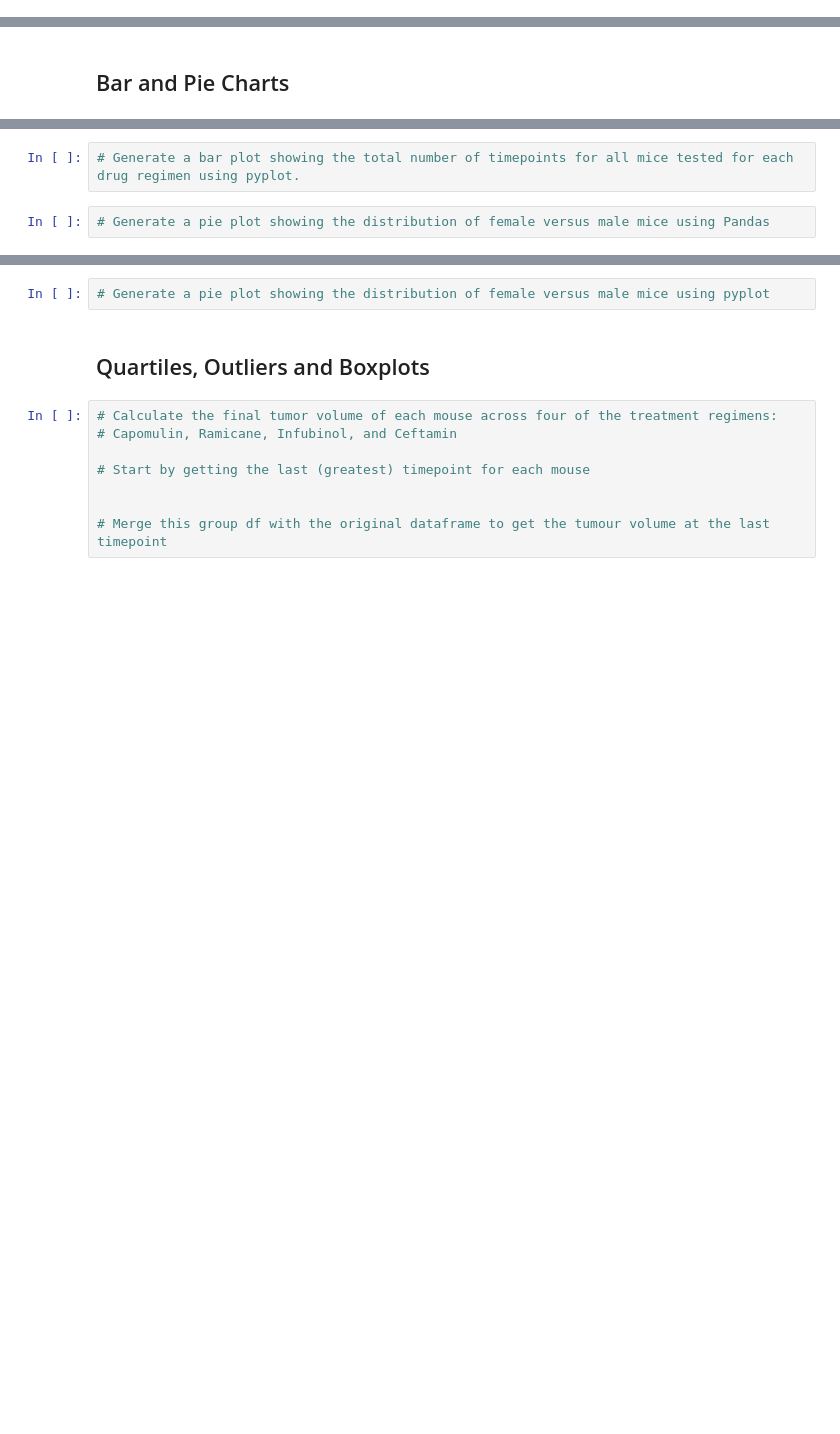
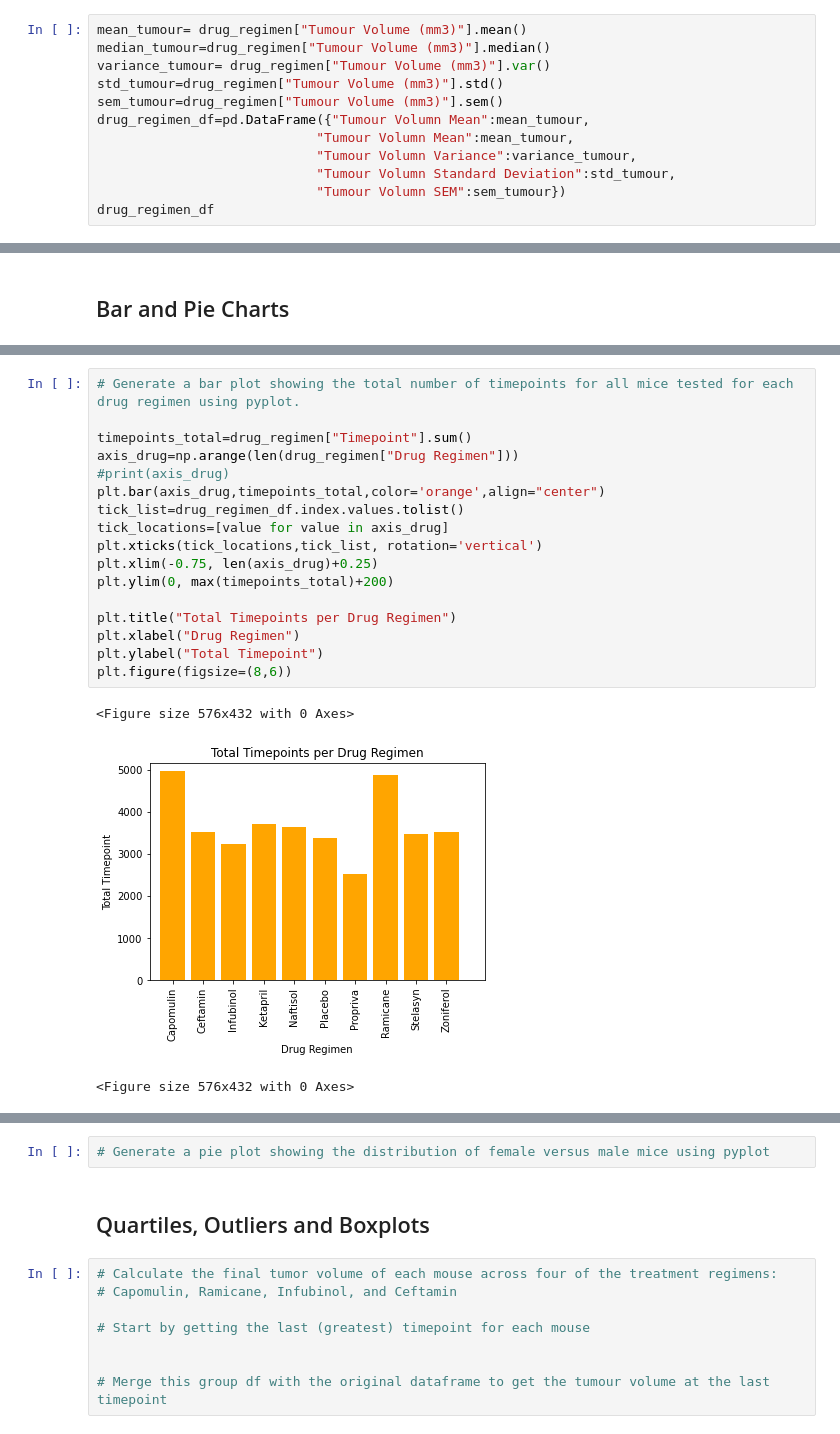
Before and after one commit to yan-ash/matplot_challenge, a Jupyter notebook: pymaceuticals_starter.ipynb, the cells around one changed output, grey strips where cells are left out. Saved outputs shown, nothing was run; the diff lists cells and outputs as text; blank space fills up the shorter version.

```diff
--- a/pymaceuticals_starter.ipynb
+++ b/pymaceuticals_starter.ipynb
@@ -103,0 +117,12 @@ The overall mean tumour volumn is 50.435.
+# %%
+mean_tumour= drug_regimen["Tumour Volume (mm3)"].mean()
+median_tumour=drug_regimen["Tumour Volume (mm3)"].median()
+variance_tumour= drug_regimen["Tumour Volume (mm3)"].var()
+std_tumour=drug_regimen["Tumour Volume (mm3)"].std()
+sem_tumour=drug_regimen["Tumour Volume (mm3)"].sem()
+drug_regimen_df=pd.DataFrame({"Tumour Volumn Mean":mean_tumour,
+                            "Tumour Volumn Mean":mean_tumour,
+                            "Tumour Volumn Variance":variance_tumour,
+                            "Tumour Volumn Standard Deviation":std_tumour,
+                            "Tumour Volumn SEM":sem_tumour})
+drug_regimen_df
@@ -112,4 +172,21 @@ The overall mean tumour volumn is 50.435.
-# %%
-# Generate a bar plot showing the total number of timepoints for all mice tested for each drug regimen using pyplot.
-# %%
-# Generate a pie plot showing the distribution of female versus male mice using Pandas
+# %%
+# Generate a bar plot showing the total number of timepoints for all mice tested for each drug regimen using pyplot.
+
+timepoints_total=drug_regimen["Timepoint"].sum()
+axis_drug=np.arange(len(drug_regimen["Drug Regimen"]))
+#print(axis_drug)
+plt.bar(axis_drug,timepoints_total,color='orange',align="center")
+tick_list=drug_regimen_df.index.values.tolist()
+tick_locations=[value for value in axis_drug]
+plt.xticks(tick_locations,tick_list, rotation='vertical')
+plt.xlim(-0.75, len(axis_drug)+0.25)
+plt.ylim(0, max(timepoints_total)+200)
+
+plt.title("Total Timepoints per Drug Regimen")
+plt.xlabel("Drug Regimen")
+plt.ylabel("Total Timepoint")
+plt.figure(figsize=(8,6))
+# %% [output]
+<Figure size 576x432 with 0 Axes>
+[figure, added]
+<Figure size 576x432 with 0 Axes>
```
Also changed, not shown: parts of 7 cells of this notebook.
